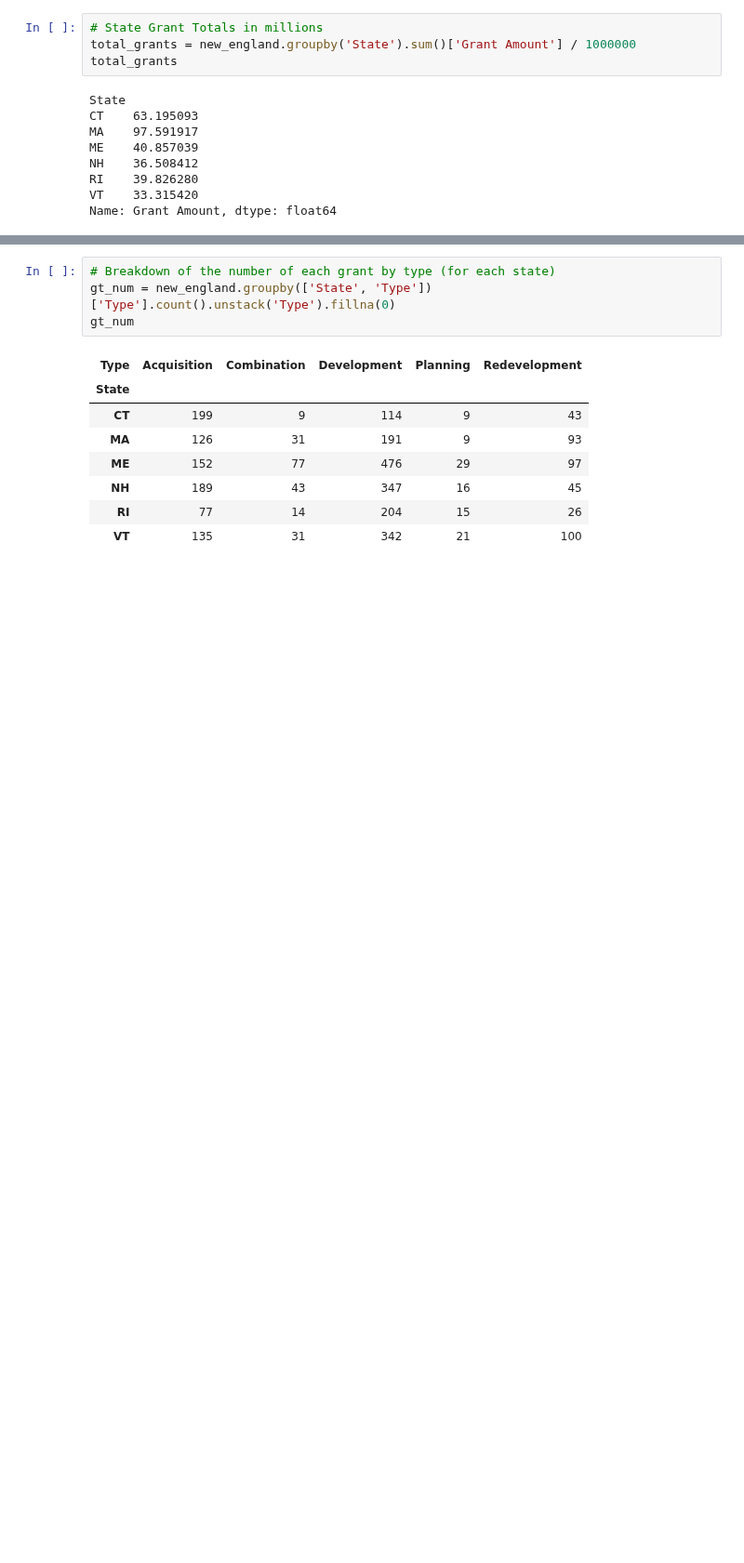
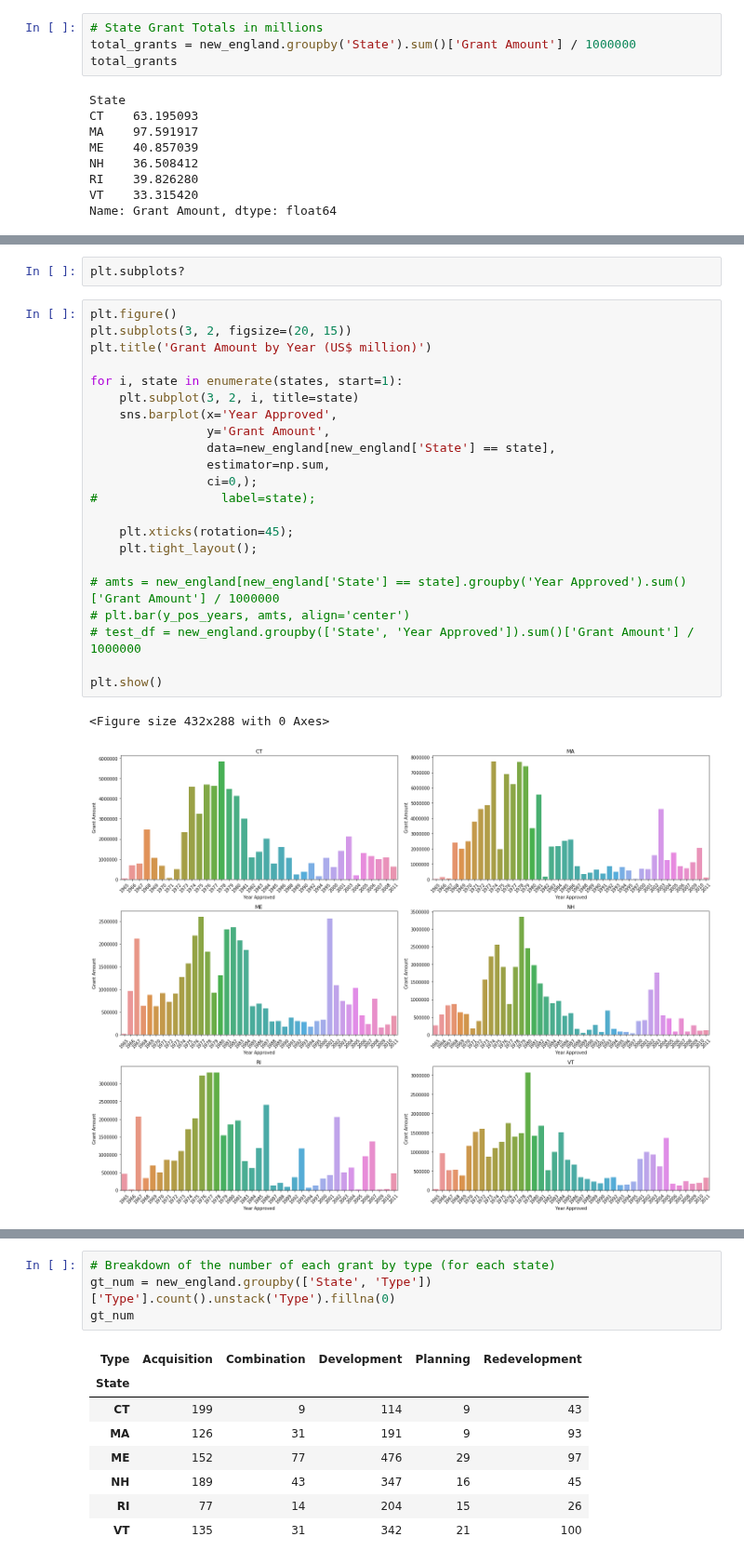
Before and after one commit to HKuz/DSforC, a Jupyter notebook: LWCF/LWCF_New_England_Funding_Analysis.ipynb, the cells around one changed output, grey strips where cells are left out. Shown at 93% size. Saved outputs shown, nothing was run; the diff lists cells and outputs as text; blank space fills up the shorter version.

```diff
--- a/LWCF/LWCF_New_England_Funding_Analysis.ipynb
+++ b/LWCF/LWCF_New_England_Funding_Analysis.ipynb
@@ -137,3 +137,30 @@ total_grants.plot(kind='pie', figsize=(10, 10));
+# %%
+plt.subplots?
+# %%
+plt.figure()
+plt.subplots(3, 2, figsize=(20, 15))
+plt.title('Grant Amount by Year (US$ million)')
+
+for i, state in enumerate(states, start=1):
+    plt.subplot(3, 2, i, title=state)
+    sns.barplot(x='Year Approved',
+                y='Grant Amount',
+                data=new_england[new_england['State'] == state],
+                estimator=np.sum,
+                ci=0,);
+#                 label=state);
+
+    plt.xticks(rotation=45);
+    plt.tight_layout();
+
+# amts = new_england[new_england['State'] == state].groupby('Year Approved').sum()['Grant Amount'] / 1000000
+# plt.bar(y_pos_years, amts, align='center')
+# test_df = new_england.groupby(['State', 'Year Approved']).sum()['Grant Amount'] / 1000000
+
+plt.show()
+# %% [output]
+<Figure size 432x288 with 0 Axes>
+[figure, added]
 # %%
 # Plot grant amount by year for each state
 # Amounts determined by 'Year Approved' column
```
Also changed, not shown: parts of 8 cells of this notebook.
